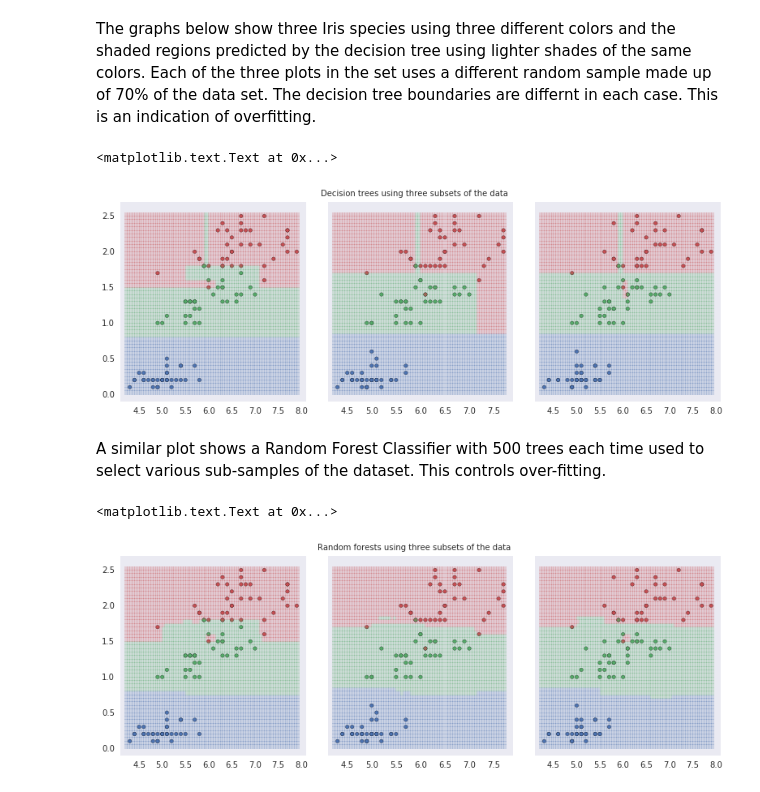
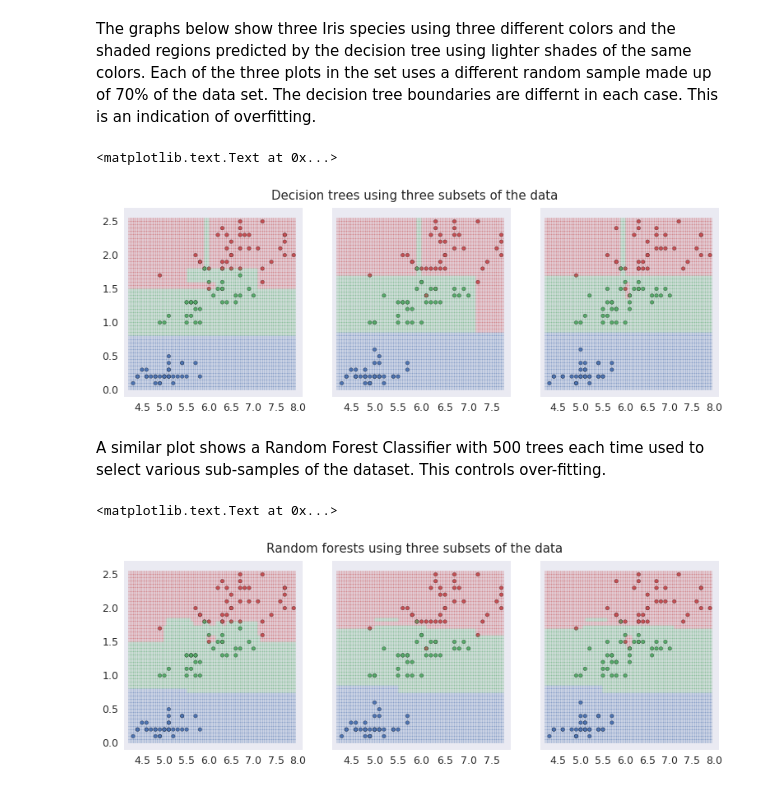
Before and after one commit to gavinln/stats_py_vm, a Jupyter notebook: notebooks/scikit-learn/05_Random_Forests.ipynb, the cells around one changed output. Drawn from its saved outputs; the diff is of its cells as text; code cells hidden in the pictures.

```diff
--- a/notebooks/scikit-learn/05_Random_Forests.ipynb
+++ b/notebooks/scikit-learn/05_Random_Forests.ipynb
@@ -87,20 +87,21 @@ Each of the three plots in the set uses a different random sample made up of 70%
 # %%
 uniqueSpecies = df.species.unique()
 colorsMap = dict(zip(uniqueSpecies, sns.color_palette()[:len(uniqueSpecies)]))
 
+sns.set(font_scale=1.25)
 fig, ax = plt.subplots(1, 3, sharey=True, figsize=(11, 4), squeeze=True)
 fig.tight_layout()
 
 for idx in range(0, 3):
     X_train, X_test, y_train, y_test = cross_validation.train_test_split(
         X, y, test_size=0.3, random_state=idx)
     clf = tree.DecisionTreeClassifier().fit(X_train, y_train)
     colors = [colorsMap[item] for item in y_train]
     mesh_plot(X_train[:, 0], X_train[:, 1], y_train, colors, ax[idx], clf)
 fig.suptitle('Decision trees using three subsets of the data', y=1.00)
 # %% [output]
 <matplotlib.text.Text at 0x...>
-[figure, old version]
+[figure, new version]
 # %% [markdown]
 A similar plot shows a Random Forest Classifier with 500 trees each time used to select various sub-samples of the dataset. This controls over-fitting.
 # %%
@@ -117,4 +118,4 @@ for idx in range(0, 3):
 fig.suptitle('Random forests using three subsets of the data', y=1.00)
 # %% [output]
 <matplotlib.text.Text at 0x...>
-[figure, old version]
+[figure, new version]
```
Also changed, not shown: parts of 1 cell of this notebook.
